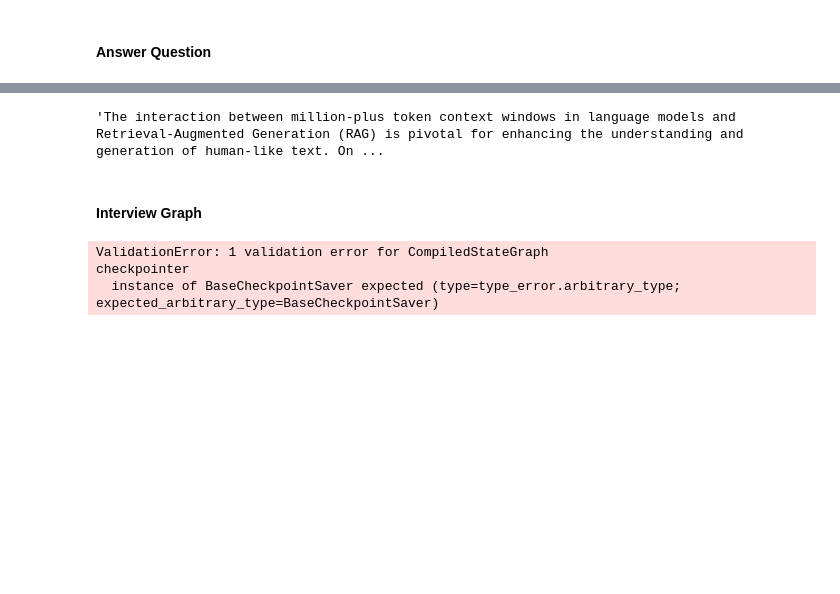
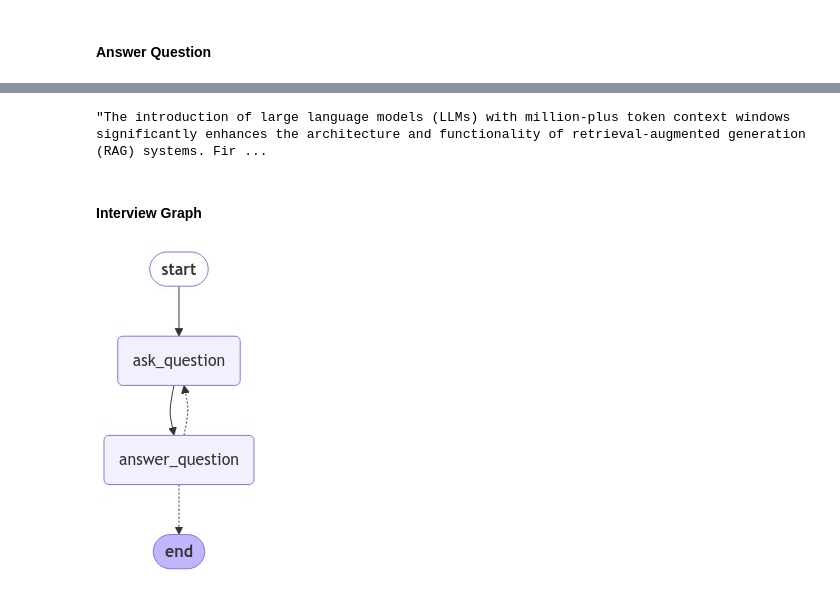
Before and after one commit to arisylafeta/langgraph-projects, a Jupyter notebook: WebSTORM.ipynb, the cells around one changed output, grey strips where cells are left out. Saved outputs shown, nothing was run; the diff lists cells and outputs as text; code cells hidden in the pictures; blank space fills up the shorter version.

```diff
--- a/WebSTORM.ipynb
+++ b/WebSTORM.ipynb
@@ -88,7 +106,7 @@ example_topic = "Impact of million-plus token context window language models on
 gen_related_topics_prompt = ChatPromptTemplate.from_template(
     """I'm writing a Wikipedia page for a topic mentioned below. Please identify and recommend some Wikipedia pages on closely related subjects. I'm looking for examples that provide insights into interesting aspects commonly associated with this topic, or examples that help me understand the typical content and structure included in Wikipedia pages for similar topics.
 
-Please list the as many subjects and urls as you can.
+Please list only 3 subjects.
 
 Topic of interest: {topic}
 """
@@ -117,7 +135,7 @@ class Editor(BaseModel):
         description="Primary affiliation of the editor.",
     )
     name: str = Field(
-        description="Name of the editor.", pattern=r"^[a-zA-Z0-9_-]{1,64}$"
+        description="Name of the editor. Don't use any special characters or spaces.", pattern=r"^[a-zA-Z0-9_-]{1,64}$"
     )
     role: str = Field(
         description="Role of the editor in the context of the topic.",
@@ -143,7 +161,7 @@ gen_perspectives_prompt = ChatPromptTemplate.from_messages(
         (
             "system",
             """You need to select a diverse (and distinct) group of Wikipedia editors who will work together to create a comprehensive article on the topic. Each of them represents a different perspective, role, or affiliation related to this topic.\
-    You can use other Wikipedia pages of related topics for inspiration. For each editor, add a description of what they will focus on.
+    You can use other Wikipedia pages of related topics for inspiration. For each editor, add a description of what they will focus on. Generate only 3 editors.
 
     Wiki page outlines of related topics for inspiration:
     {examples}""",
@@ -153,7 +171,7 @@ gen_perspectives_prompt = ChatPromptTemplate.from_messages(
 )
 
 gen_perspectives_chain = gen_perspectives_prompt | ChatOpenAI(
-    model="gpt-4o"
+    model="gpt-4o-mini"
 ).with_structured_output(Perspectives)
 # %%
 from langchain_community.retrievers import WikipediaRetriever
@@ -321,7 +339,7 @@ gen_queries_prompt = ChatPromptTemplate.from_messages(
     ]
 )
 gen_queries_chain = gen_queries_prompt | ChatOpenAI(
-    model="gpt-4o"
+    model="gpt-4o-mini"
 ).with_structured_output(Queries, include_raw=True)
 # %%
 queries = await gen_queries_chain.ainvoke(
@@ -436,7 +455,7 @@ example_answer = await gen_answer(
 )
 example_answer["messages"][-1].content
 # %% [output]
-'The interaction between million-plus token context windows in language models and Retrieval-Augmented Generation (RAG) is pivotal for enhancing the understanding and generation of human-like text. On ...
+"The introduction of large language models (LLMs) with million-plus token context windows significantly enhances the architecture and functionality of retrieval-augmented generation (RAG) systems. Fir ...
 # %% [markdown]
 #### Interview Graph
 # %%
@@ -459,16 +478,22 @@ def route_messages(state: InterviewState, name: str = "Subject_Matter_Expert"):
 
 builder = StateGraph(InterviewState)
 
-builder.add_node("ask_question", generate_question, retry=RetryPolicy(max_attempts=5))
-builder.add_node("answer_question", gen_answer, retry=RetryPolicy(max_attempts=5))
+builder.add_node("ask_question", generate_question, retry=RetryPolicy(max_attempts=3))
+builder.add_node("answer_question", gen_answer, retry=RetryPolicy(max_attempts=3))
 builder.add_conditional_edges("answer_question", route_messages)
 builder.add_edge("ask_question", "answer_question")
 
 builder.add_edge(START, "ask_question")
-interview_graph = builder.compile(checkpointer=False).with_config(
+interview_graph = builder.compile().with_config(
     run_name="Conduct Interviews"
 )
-# %% [output]
-ValidationError: 1 validation error for CompiledStateGraph
-checkpointer
-  instance of BaseCheckpointSaver expected (type=type_error.arbitrary_type; expected_arbitrary_type=BaseCheckpointSaver)
+# %%
+from IPython.display import Image, display
+
+try:
+    display(Image(interview_graph.get_graph().draw_mermaid_png()))
+except Exception:
+    # This requires some extra dependencies and is optional
+    pass
+# %% [output]
+[figure, added]
```
Also changed, not shown: parts of 27 cells of this notebook.
